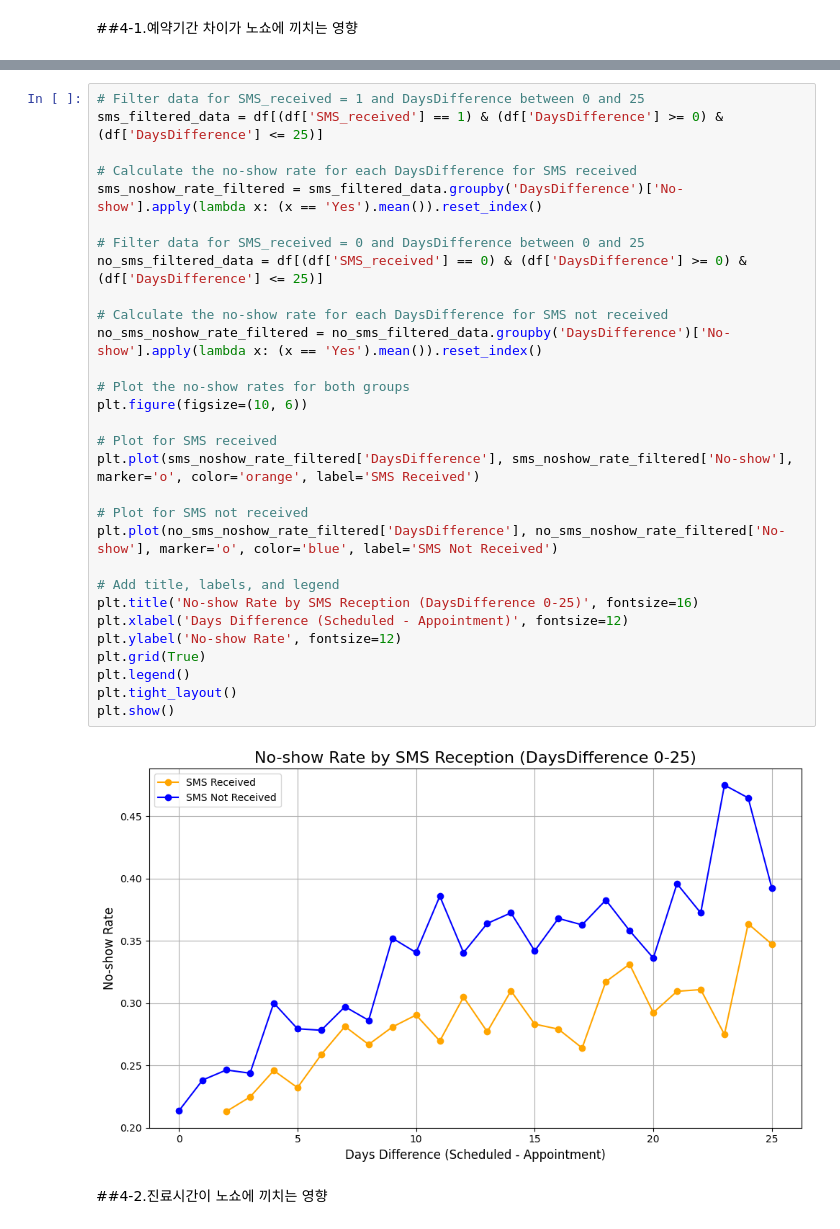
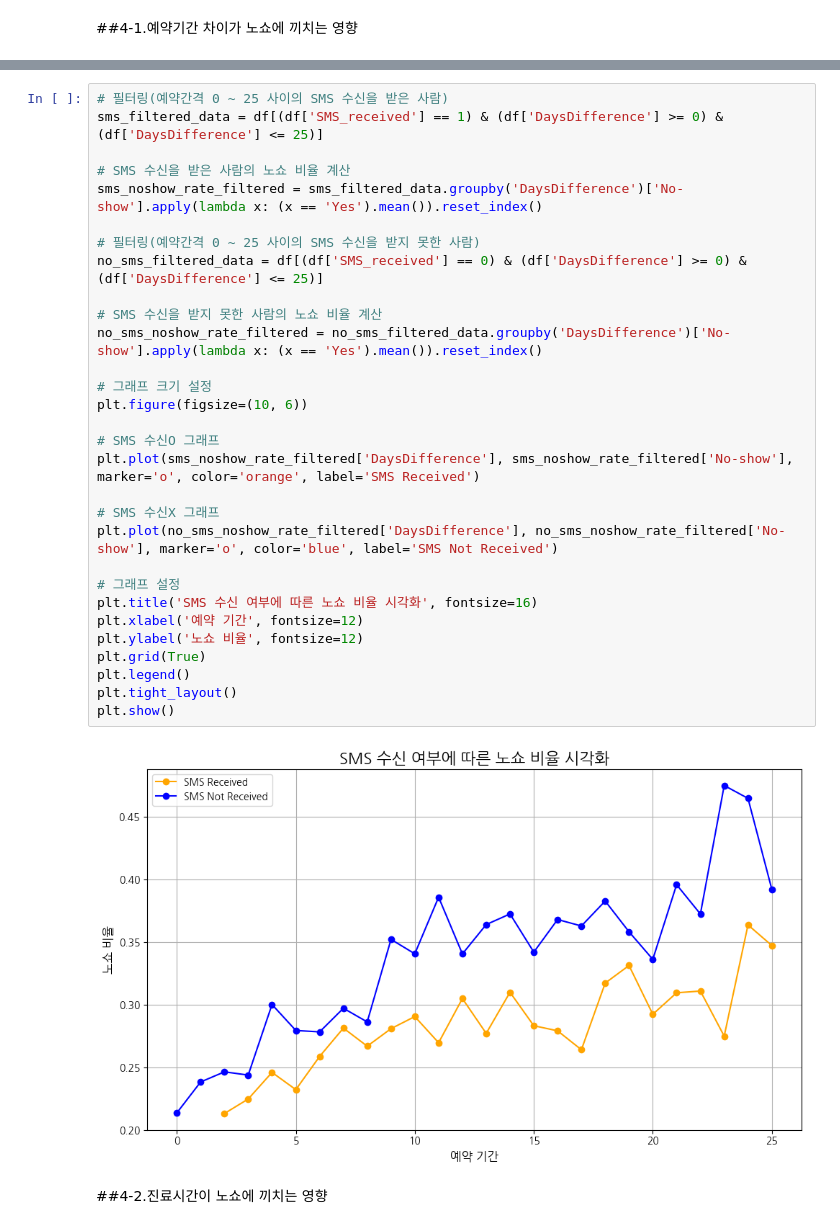
Before and after one commit to SeJunAn/blossom3912, a Jupyter notebook: 데이터분석/의료데이터 분석 경진대회/data.ipynb, the cells around one changed output, grey strips where cells are left out. Drawn from its saved outputs; the diff is of its cells as text.

```diff
--- a/데이터분석/의료데이터 분석 경진대회/data.ipynb
+++ b/데이터분석/의료데이터 분석 경진대회/data.ipynb
@@ -168,35 +195,35 @@ plt.show()
 # %%
-# Filter data for SMS_received = 1 and DaysDifference between 0 and 25
+# 필터링(예약간격 0 ~ 25 사이의 SMS 수신을 받은 사람)
 sms_filtered_data = df[(df['SMS_received'] == 1) & (df['DaysDifference'] >= 0) & (df['DaysDifference'] <= 25)]
 
-# Calculate the no-show rate for each DaysDifference for SMS received
+# SMS 수신을 받은 사람의 노쇼 비율 계산
 sms_noshow_rate_filtered = sms_filtered_data.groupby('DaysDifference')['No-show'].apply(lambda x: (x == 'Yes').mean()).reset_index()
 
-# Filter data for SMS_received = 0 and DaysDifference between 0 and 25
+# 필터링(예약간격 0 ~ 25 사이의 SMS 수신을 받지 못한 사람)
 no_sms_filtered_data = df[(df['SMS_received'] == 0) & (df['DaysDifference'] >= 0) & (df['DaysDifference'] <= 25)]
 
-# Calculate the no-show rate for each DaysDifference for SMS not received
+# SMS 수신을 받지 못한 사람의 노쇼 비율 계산
 no_sms_noshow_rate_filtered = no_sms_filtered_data.groupby('DaysDifference')['No-show'].apply(lambda x: (x == 'Yes').mean()).reset_index()
 
-# Plot the no-show rates for both groups
+# 그래프 크기 설정
 plt.figure(figsize=(10, 6))
 
-# Plot for SMS received
+# SMS 수신O 그래프
 plt.plot(sms_noshow_rate_filtered['DaysDifference'], sms_noshow_rate_filtered['No-show'], marker='o', color='orange', label='SMS Received')
 
-# Plot for SMS not received
+# SMS 수신X 그래프
 plt.plot(no_sms_noshow_rate_filtered['DaysDifference'], no_sms_noshow_rate_filtered['No-show'], marker='o', color='blue', label='SMS Not Received')
 
-# Add title, labels, and legend
-plt.title('No-show Rate by SMS Reception (DaysDifference 0-25)', fontsize=16)
-plt.xlabel('Days Difference (Scheduled - Appointment)', fontsize=12)
-plt.ylabel('No-show Rate', fontsize=12)
+# 그래프 설정
+plt.title('SMS 수신 여부에 따른 노쇼 비율 시각화', fontsize=16)
+plt.xlabel('예약 기간', fontsize=12)
+plt.ylabel('노쇼 비율', fontsize=12)
 plt.grid(True)
 plt.legend()
 plt.tight_layout()
 plt.show()
 # %% [output]
-[figure, old version]
+[figure, new version]
 # %% [markdown]
 ##4-2.진료시간이 노쇼에 끼치는 영향
 # %%
```
Also changed, not shown: parts of 16 cells of this notebook.
